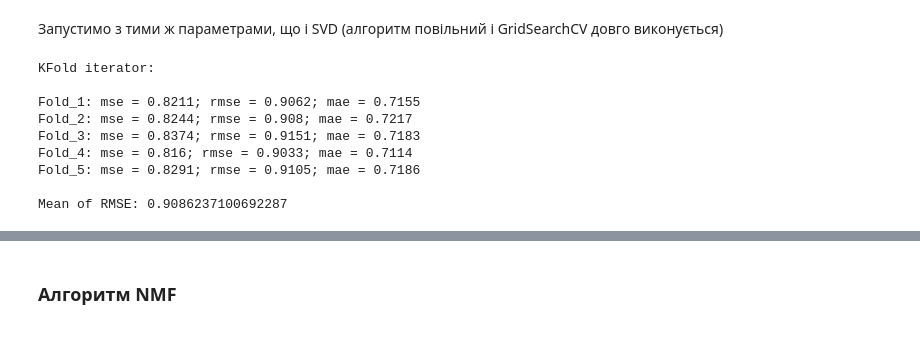
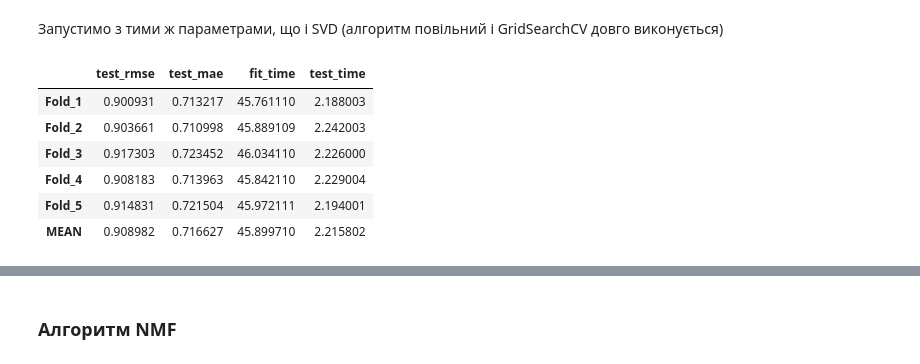
Before and after one commit to YpL68/DataScience9, a Jupyter notebook: HW7_part1.ipynb, the cells around one changed output, grey strips where cells are left out. Saved outputs shown, nothing was run; the diff lists cells and outputs as text; code cells hidden in the pictures.

```diff
--- a/HW7_part1.ipynb
+++ b/HW7_part1.ipynb
@@ -160,26 +125,14 @@ Mean of RMSE: 0.9096911269234462
 # %% [markdown]
 Запустимо з тими ж параметрами, що і SVD (алгоритм повільний і GridSearchCV довго виконується)
 # %%
-kf = KFold(n_splits=5)
-algo = SVDpp(n_epochs=80, lr_all=0.005, reg_all=0.1)
-print("KFold iterator:\n")
-
-count = 0
-rmse_sum = 0
-for trainset, testset in kf.split(data):
-    count += 1
-    predictions = algo.fit(trainset).test(testset)
-    rmse_sum += accuracy.rmse(predictions, verbose=False)
-    print(f"Fold_{count}: {predict_metrics(predictions)}")
-
-print(f"\nMean of RMSE: {rmse_sum/5}")
+algo = SVDpp(n_epochs=80, lr_all=0.005, reg_all=0.1, cache_ratings=True)
+result = cross_validate(algo, data, measures=["RMSE", "MAE"], cv=N_SPLITS, n_jobs=-1, verbose=False)
+print_cv_metrics(result)
 # %% [output]
-KFold iterator:
-
-Fold_1: mse = 0.8211; rmse = 0.9062; mae = 0.7155
-Fold_2: mse = 0.8244; rmse = 0.908; mae = 0.7217
-Fold_3: mse = 0.8374; rmse = 0.9151; mae = 0.7183
-Fold_4: mse = 0.816; rmse = 0.9033; mae = 0.7114
-Fold_5: mse = 0.8291; rmse = 0.9105; mae = 0.7186
-
-Mean of RMSE: 0.9086237100692287
+|  | test_rmse | test_mae | fit_time | test_time |
+| Fold_1 | 0.900931 | 0.713217 | 45.761110 | 2.188003 |
+| Fold_2 | 0.903661 | 0.710998 | 45.889109 | 2.242003 |
+| Fold_3 | 0.917303 | 0.723452 | 46.034110 | 2.226000 |
+| Fold_4 | 0.908183 | 0.713963 | 45.842110 | 2.229004 |
+| Fold_5 | 0.914831 | 0.721504 | 45.972111 | 2.194001 |
+| MEAN | 0.908982 | 0.716627 | 45.899710 | 2.215802 |
```
Also changed, not shown: parts of 14 cells of this notebook.
